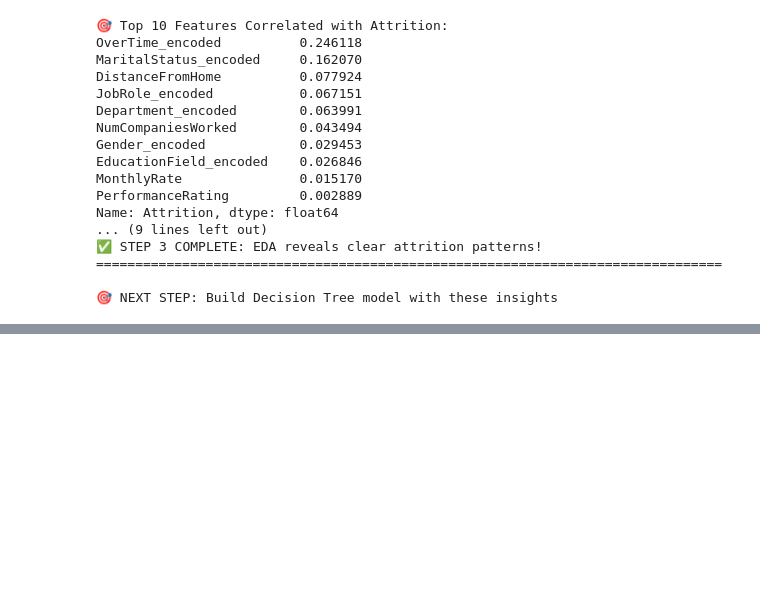
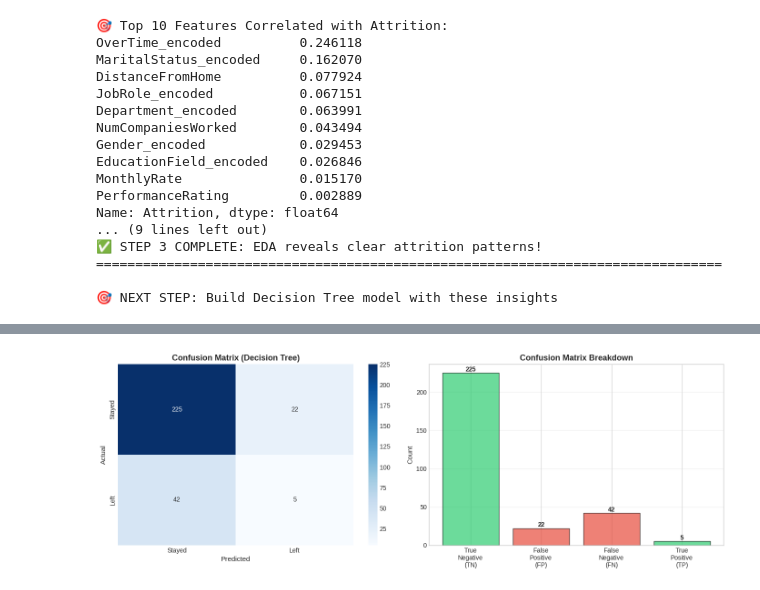
Before and after one commit to Carltonkenny/ELEVATELABS, a Jupyter notebook: TASK5.ipynb, the cells around one changed output, grey strips where cells are left out. Drawn from its saved outputs; the diff is of its cells as text; code cells hidden in the pictures; blank space fills up the shorter version.

```diff
--- a/TASK5.ipynb
+++ b/TASK5.ipynb
@@ -606,0 +770,88 @@ Name: Attrition, dtype: float64
+# %%
+# ============================================================================
+# STEP 4C: OPTIMIZED DECISION TREE WITH BEST HYPERPARAMETERS
+# ============================================================================
+
+print("🎯 STEP 4C: Training Optimized Decision Tree")
+print("="*80)
+
+# Train with optimal depth
+dt_optimized = DecisionTreeClassifier(
+    max_depth=optimal_depth,
+    min_samples_split=20,      # Prevent splitting small nodes
+    min_samples_leaf=10,       # Minimum samples per leaf
+    random_state=RANDOM_STATE,
+    class_weight='balanced'
+)
+
+dt_optimized.fit(X_train, y_train)
+
+# Predictions
+y_train_pred = dt_optimized.predict(X_train)
+y_test_pred = dt_optimized.predict(X_test)
+y_test_pred_proba = dt_optimized.predict_proba(X_test)[:, 1]
+
+print(f"\n📊 Optimized Tree Specifications:")
+print(f"{'─'*50}")
+print(f"  • Max Depth: {optimal_depth}")
+print(f"  • Actual Tree Depth: {dt_optimized.get_depth()}")
+print(f"  • Number of Leaves: {dt_optimized.get_n_leaves()}")
+print(f"  • Min Samples Split: 20")
+print(f"  • Min Samples Leaf: 10")
+
+print(f"\n🎯 Performance Metrics:")
+print(f"{'─'*50}")
+train_acc = accuracy_score(y_train, y_train_pred)
+test_acc = accuracy_score(y_test, y_test_pred)
+test_f1 = f1_score(y_test, y_test_pred)
+
+print(f"  • Training Accuracy: {train_acc*100:.2f}%")
+print(f"  • Test Accuracy: {test_acc*100:.2f}%")
+print(f"  • Test F1-Score: {test_f1:.3f}")
+print(f"  • Overfit Gap: {(train_acc - test_acc)*100:.2f}%")
+
+print(f"\n📋 Detailed Classification Report (Test Set):")
+print(f"{'─'*50}")
+print(classification_report(y_test, y_test_pred,
+                          target_names=['Stayed (0)', 'Left (1)']))
+
+# Confusion Matrix
+cm = confusion_matrix(y_test, y_test_pred)
+
+fig, axes = plt.subplots(1, 2, figsize=(14, 5))
+
+# Confusion Matrix Heatmap
+sns.heatmap(cm, annot=True, fmt='d', cmap='Blues', cbar=True,
+            xticklabels=['Stayed', 'Left'],
+            yticklabels=['Stayed', 'Left'],
+            ax=axes[0])
+axes[0].set_title('Confusion Matrix (Decision Tree)', fontsize=13, fontweight='bold')
+axes[0].set_ylabel('Actual', fontsize=11)
+axes[0].set_xlabel('Predicted', fontsize=11)
+
+# Confusion Matrix Interpretation
+categories = ['True\nNegative\n(TN)', 'False\nPositive\n(FP)',
+              'False\nNegative\n(FN)', 'True\nPositive\n(TP)']
+values = [cm[0,0], cm[0,1], cm[1,0], cm[1,1]]
+colors = ['#2ecc71', '#e74c3c', '#e74c3c', '#2ecc71']
+
+axes[1].bar(categories, values, color=colors, alpha=0.7, edgecolor='black')
+axes[1].set_title('Confusion Matrix Breakdown', fontsize=13, fontweight='bold')
+axes[1].set_ylabel('Count', fontsize=11)
+axes[1].grid(axis='y', alpha=0.3)
+
+for i, v in enumerate(values):
+    axes[1].text(i, v + 2, str(v), ha='center', fontweight='bold')
+
+plt.tight_layout()
+plt.savefig('06_dt_confusion_matrix.png', dpi=300, bbox_inches='tight')
+plt.show()
+
+print(f"\n💡 HR INTERPRETATION:")
+print(f"  • TN ({cm[0,0]}): Correctly predicted 'Stayed' ✅")
+print(f"  • FP ({cm[0,1]}): False alarm - predicted 'Left' but stayed ⚠️")
+print(f"  • FN ({cm[1,0]}): MISSED attrition - predicted 'Stayed' but left 🔴")
+print(f"  • TP ({cm[1,1]}): Correctly predicted 'Left' ✅")
+
+print("\n" + "="*80)
+# %% [output]
@@ -606,0 +875 @@ Name: Attrition, dtype: float64
+[figure, added]
```
Also changed, not shown: parts of 17 cells of this notebook.
